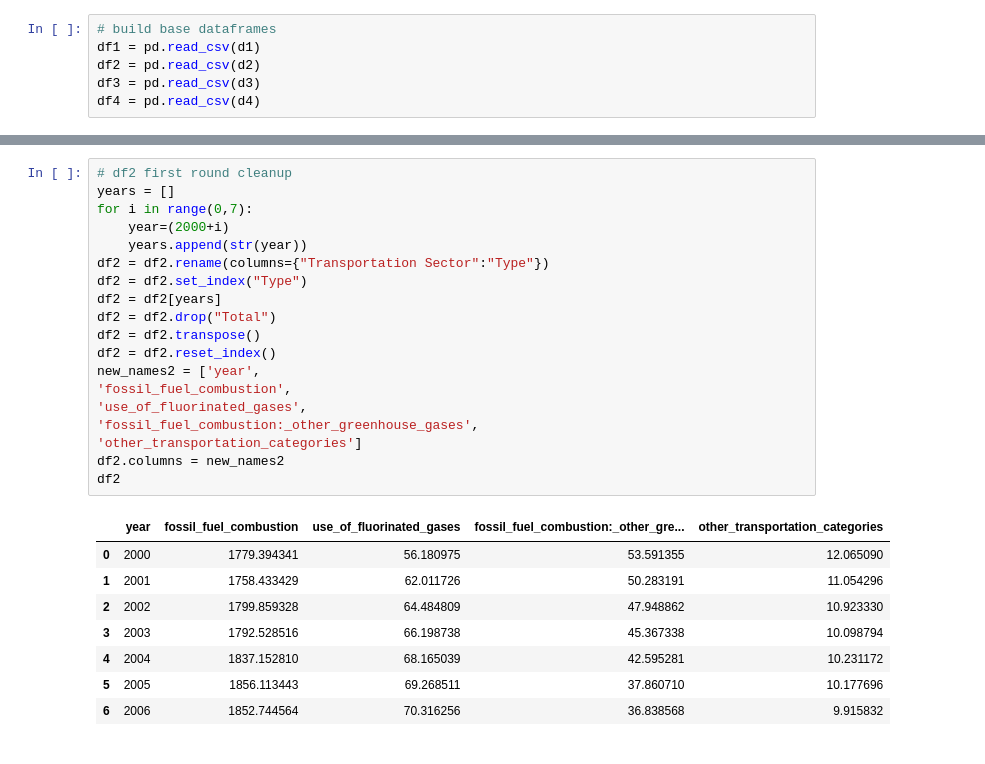
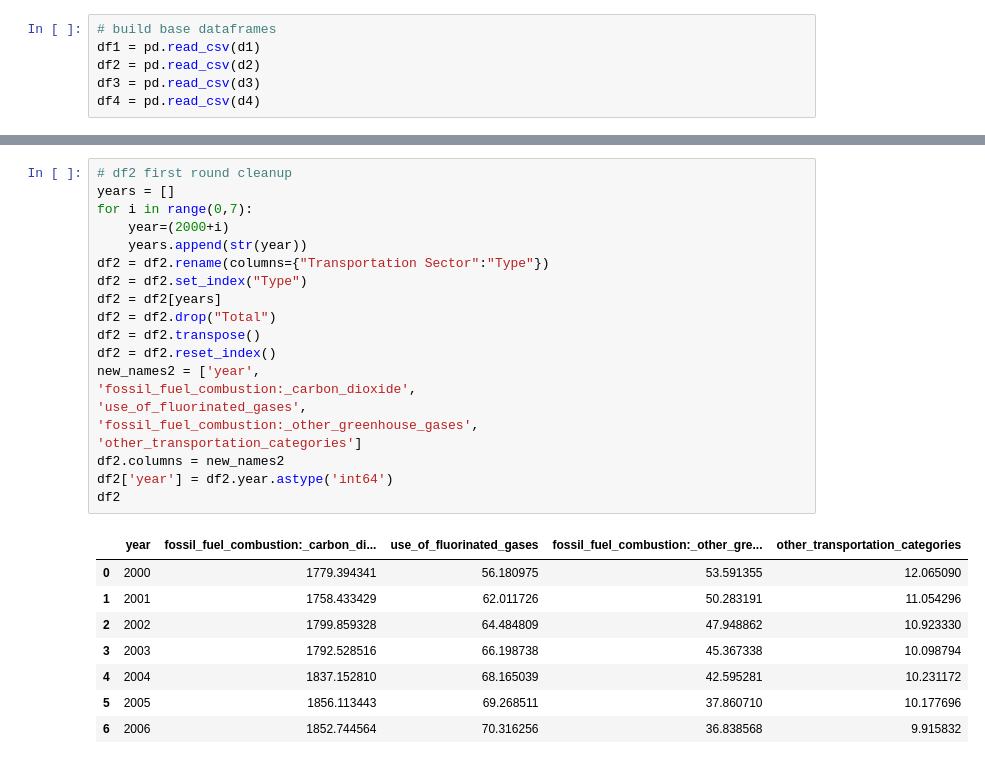
Before and after one commit to sfroonjian/ETL-Greenhouse-Gas-Emissions, a Jupyter notebook: transportation_data_cleaner.ipynb, the cells around one changed output, grey strips where cells are left out. Drawn from its saved outputs; the diff is of its cells as text.

```diff
--- a/transportation_data_cleaner.ipynb
+++ b/transportation_data_cleaner.ipynb
@@ -38,24 +40,25 @@ df1
 # %%
 # df2 first round cleanup
 years = []
 for i in range(0,7):
     year=(2000+i)
     years.append(str(year))
 df2 = df2.rename(columns={"Transportation Sector":"Type"})
 df2 = df2.set_index("Type")
 df2 = df2[years]
 df2 = df2.drop("Total")
 df2 = df2.transpose()
 df2 = df2.reset_index()
 new_names2 = ['year',
-'fossil_fuel_combustion',
+'fossil_fuel_combustion:_carbon_dioxide',
 'use_of_fluorinated_gases',
 'fossil_fuel_combustion:_other_greenhouse_gases',
 'other_transportation_categories']
 df2.columns = new_names2
+df2['year'] = df2.year.astype('int64')
 df2
 # %% [output]
-|  | year | fossil_fuel_combustion | use_of_fluorinated_gases | fossil_fuel_combustion:_other_gre... | other_transportation_categories |
+|  | year | fossil_fuel_combustion:_carbon_di... | use_of_fluorinated_gases | fossil_fuel_combustion:_other_gre... | other_transportation_categories |
 | 0 | 2000 | 1779.394341 | 56.180975 | 53.591355 | 12.065090 |
 | 1 | 2001 | 1758.433429 | 62.011726 | 50.283191 | 11.054296 |
 | 2 | 2002 | 1799.859328 | 64.484809 | 47.948862 | 10.923330 |
```
Also changed, not shown: parts of 9 cells of this notebook.
